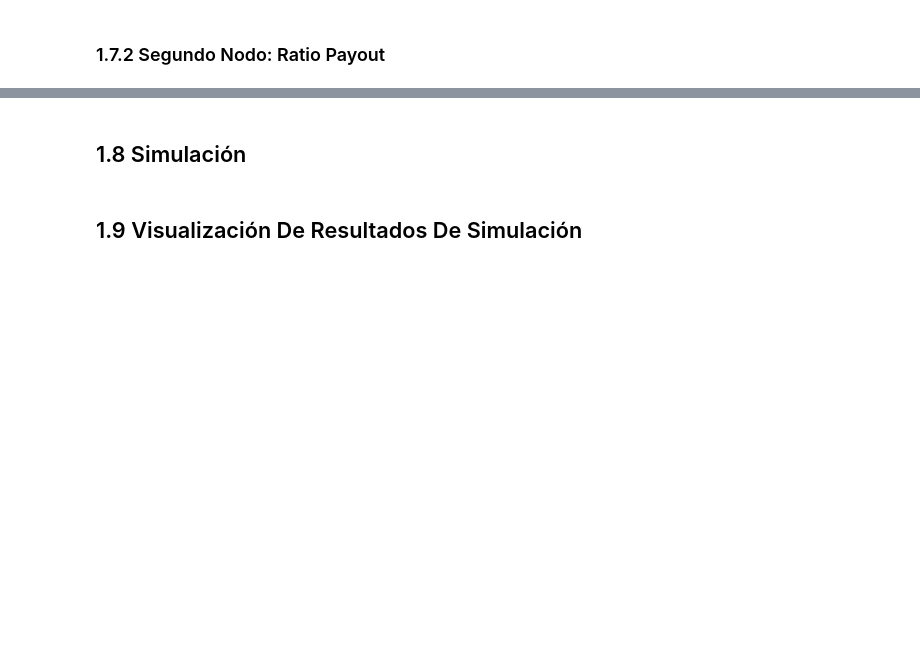
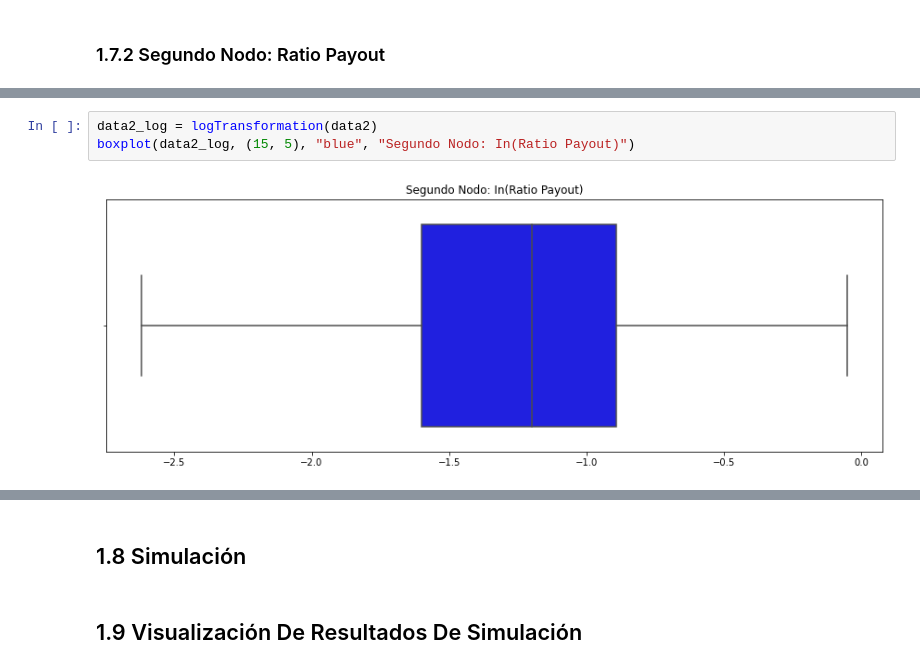
Before and after one commit to EMarquez7/Proyecto_DALopez_EMarquez, a Jupyter notebook: ProyectoModulo1_LazarenoD_DelgadoE.ipynb, the cells around one changed output, grey strips where cells are left out. Saved outputs shown, nothing was run; the diff lists cells and outputs as text; blank space fills up the shorter version.

```diff
--- a/ProyectoModulo1_LazarenoD_DelgadoE.ipynb
+++ b/ProyectoModulo1_LazarenoD_DelgadoE.ipynb
@@ -277,0 +287,5 @@ Montecarlo
+# %%
+data2_log = logTransformation(data2)
+boxplot(data2_log, (15, 5), "blue", "Segundo Nodo: In(Ratio Payout)")
+# %% [output]
+[figure, added]
```
Also changed, not shown: parts of 5 cells of this notebook, 6 other files.
